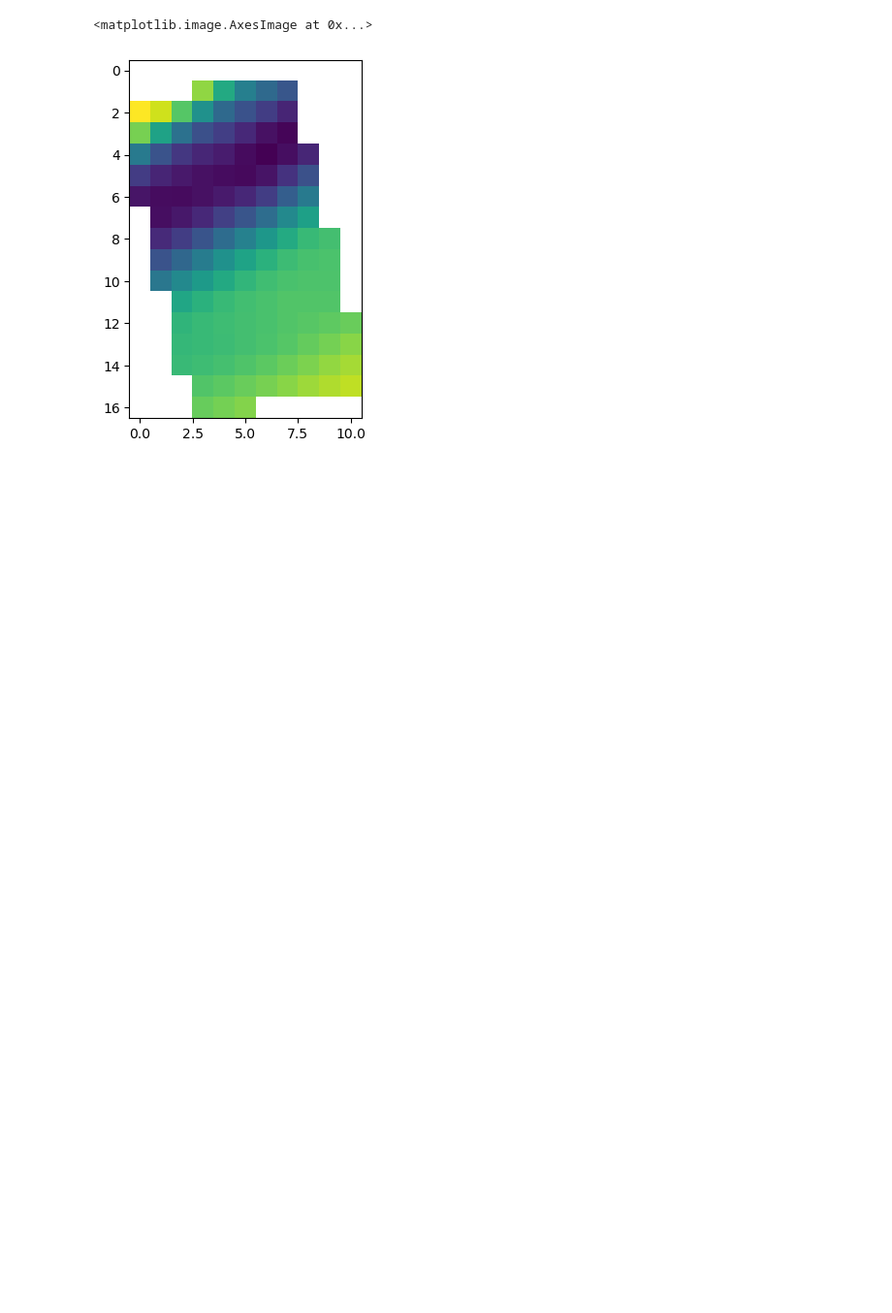
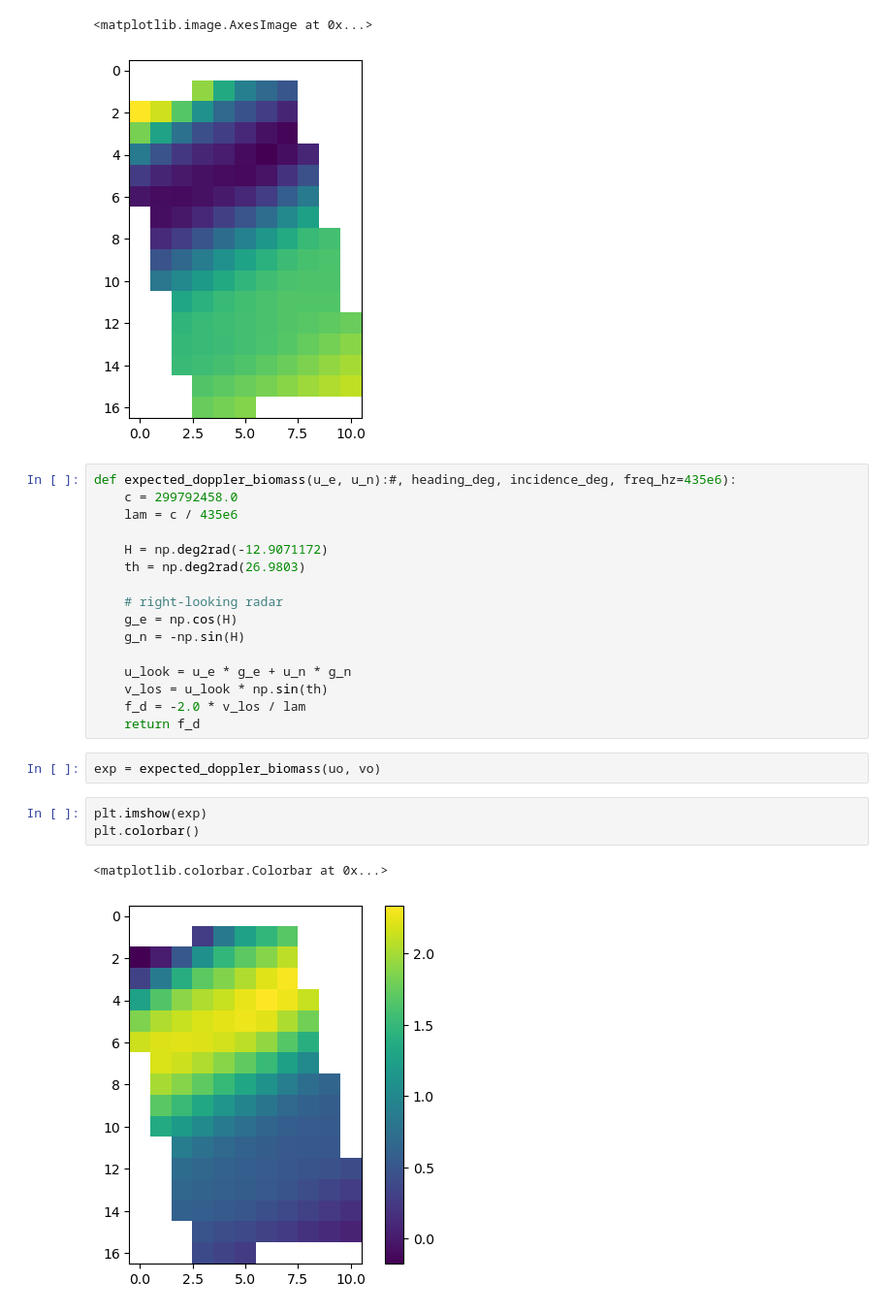
Before and after one commit to oscipal/ocean_current_retrieval, a Jupyter notebook: notebooks/DCA_predictions.ipynb, the cells around one changed output. Shown at 97% size. Saved outputs shown, nothing was run; the diff lists cells and outputs as text; blank space fills up the shorter version.

```diff
--- a/notebooks/DCA_predictions.ipynb
+++ b/notebooks/DCA_predictions.ipynb
@@ -65,3 +65,27 @@ plt.imshow(uo)
 # %% [output]
 <matplotlib.image.AxesImage at 0x...>
 [figure]
+# %%
+def expected_doppler_biomass(u_e, u_n):#, heading_deg, incidence_deg, freq_hz=435e6):
+    c = 299792458.0
+    lam = c / 435e6
+
+    H = np.deg2rad(-12.9071172)
+    th = np.deg2rad(26.9803)
+
+    # right-looking radar
+    g_e = np.cos(H)
+    g_n = -np.sin(H)
+
+    u_look = u_e * g_e + u_n * g_n
+    v_los = u_look * np.sin(th)
+    f_d = -2.0 * v_los / lam
+    return f_d
+# %%
+exp = expected_doppler_biomass(uo, vo)
+# %%
+plt.imshow(exp)
+plt.colorbar()
+# %% [output]
+<matplotlib.colorbar.Colorbar at 0x...>
+[figure, added]
```
Also changed, not shown: 13 other files.
